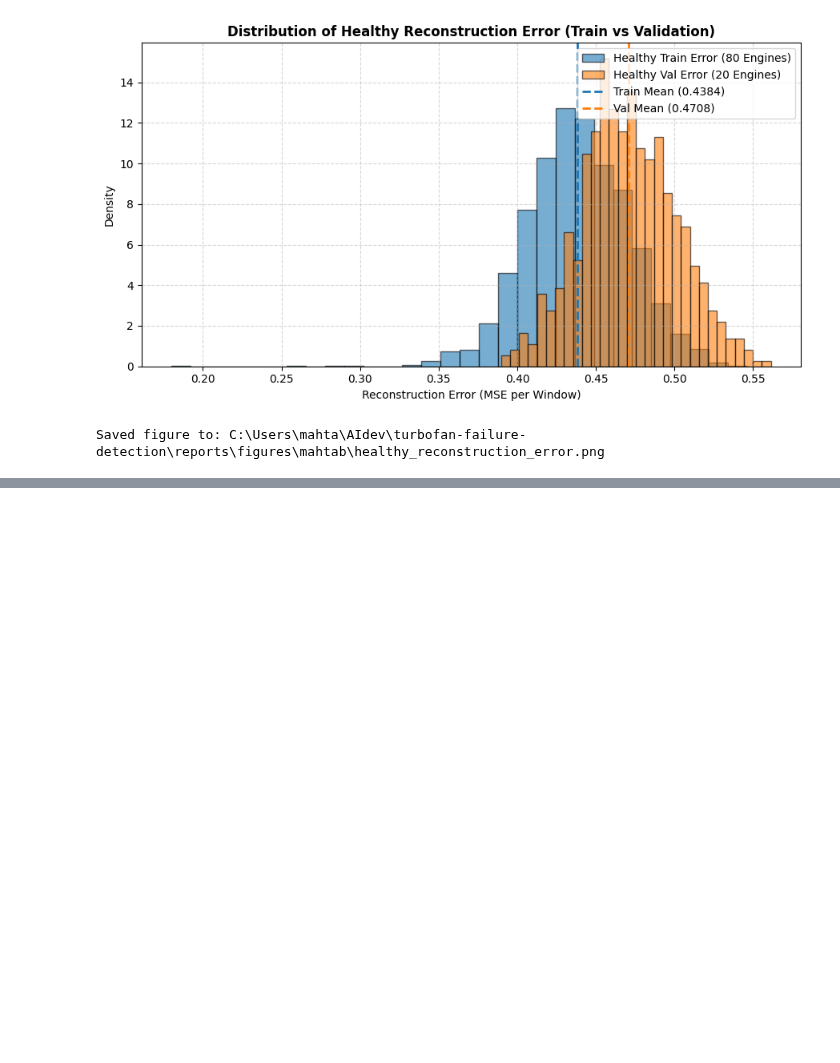
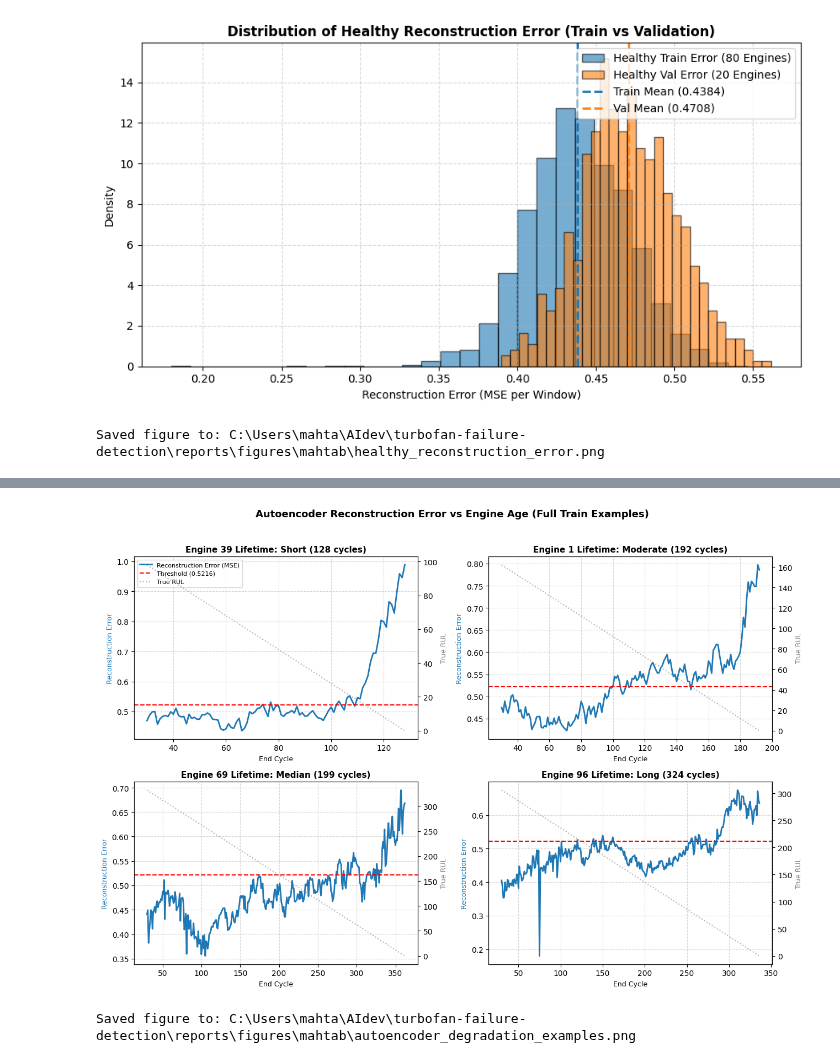
Before and after one commit to spirit-web/turbofan-failure-detection, a Jupyter notebook: notebooks/mahtab_autoencoder.ipynb, the cells around one changed output, grey strips where cells are left out. Drawn from its saved outputs; the diff is of its cells as text; code cells hidden in the pictures; blank space fills up the shorter version.

Commit message:
Evaluate autoencoder degradation signal

```diff
--- a/notebooks/mahtab_autoencoder.ipynb
+++ b/notebooks/mahtab_autoencoder.ipynb
@@ -1496,0 +1668,15 @@ Below is a concise summary of the baseline Autoencoder model training and health
+# %%
+# Map failure cycle per training engine
+train_max_cycles = train_df.groupby('unit_number')['cycle'].max().to_dict()
+full_train_score_df['failure_cycle'] = full_train_score_df['unit_number'].map(train_max_cycles)
+full_train_score_df['RUL'] = full_train_score_df['failure_cycle'] - full_train_score_df['end_cycle']
+
+print("=== STEP 36: TRAIN WINDOW RUL SUMMARY ===")
+display(full_train_score_df[['unit_number', 'start_cycle', 'end_cycle', 'failure_cycle', 'RUL', 'reconstruction_error']].head())
+
+# Verification assertions
+assert (full_train_score_df['RUL'] >= 0).all(), "Negative RUL found in full train windows!"
+final_train_windows = full_train_score_df.groupby('unit_number').last()
+assert (final_train_windows['RUL'] == 0).all(), "Final train window RUL != 0!"
+
+print("\nTrain RUL assertions passed successfully: RUL >= 0 for all rows, and RUL == 0 for all final train windows.")
@@ -1496,0 +1747,43 @@ Below is a concise summary of the baseline Autoencoder model training and health
+# %%
+# Representative engines with varying lifetimes
+selected_example_units = [39, 1, 69, 96]
+lifetime_labels = {39: 'Short (128 cycles)', 1: 'Moderate (192 cycles)', 69: 'Median (199 cycles)', 96: 'Long (324 cycles)'}
+
+fig, axes = plt.subplots(nrows=2, ncols=2, figsize=(13, 9))
+axes = axes.flatten()
+
+for idx, unit in enumerate(selected_example_units):
+    ax = axes[idx]
+    engine_data = full_train_score_df[full_train_score_df['unit_number'] == unit]
+
+    # Plot reconstruction error line
+    ax.plot(engine_data['end_cycle'], engine_data['reconstruction_error'], color='#1f77b4', linewidth=2, label='Reconstruction Error (MSE)')
+    # Threshold line
+    ax.axhline(anomaly_threshold, color='red', linestyle='--', linewidth=1.5, label=f'Threshold ({anomaly_threshold:.4f})')
+
+    # Secondary y-axis for RUL
+    ax2 = ax.twinx()
+    ax2.plot(engine_data['end_cycle'], engine_data['RUL'], color='gray', linestyle=':', alpha=0.6, label='True RUL')
+    ax2.set_ylabel('True RUL', color='gray', fontsize=9)
+
+    ax.set_title(f'Engine {unit} Lifetime: {lifetime_labels[unit]}', fontsize=11, fontweight='bold')
+    ax.set_xlabel('End Cycle', fontsize=9)
+    ax.set_ylabel('Reconstruction Error', color='#1f77b4', fontsize=9)
+    ax.grid(True, linestyle='--', alpha=0.5)
+
+    if idx == 0:
+        lines1, labels1 = ax.get_legend_handles_labels()
+        lines2, labels2 = ax2.get_legend_handles_labels()
+        ax.legend(lines1 + lines2, labels1 + labels2, loc='upper left', fontsize=8)
+
+plt.suptitle('Autoencoder Reconstruction Error vs Engine Age (Full Train Examples)', fontsize=13, fontweight='bold')
+plt.tight_layout(rect=[0, 0, 1, 0.96])
+
+degradation_fig_path = figures_dir / 'autoencoder_degradation_examples.png'
+plt.savefig(degradation_fig_path, dpi=300)
+plt.show()
+
+print(f"Saved figure to: {degradation_fig_path}")
+# %% [output]
+[figure, added]
+Saved figure to: C:\Users\mahta\AIdev\turbofan-failure-detection\reports\figures\mahtab\autoencoder_degradation_examples.png
```
Also changed, not shown: parts of 23 cells of this notebook, 3 other files.
